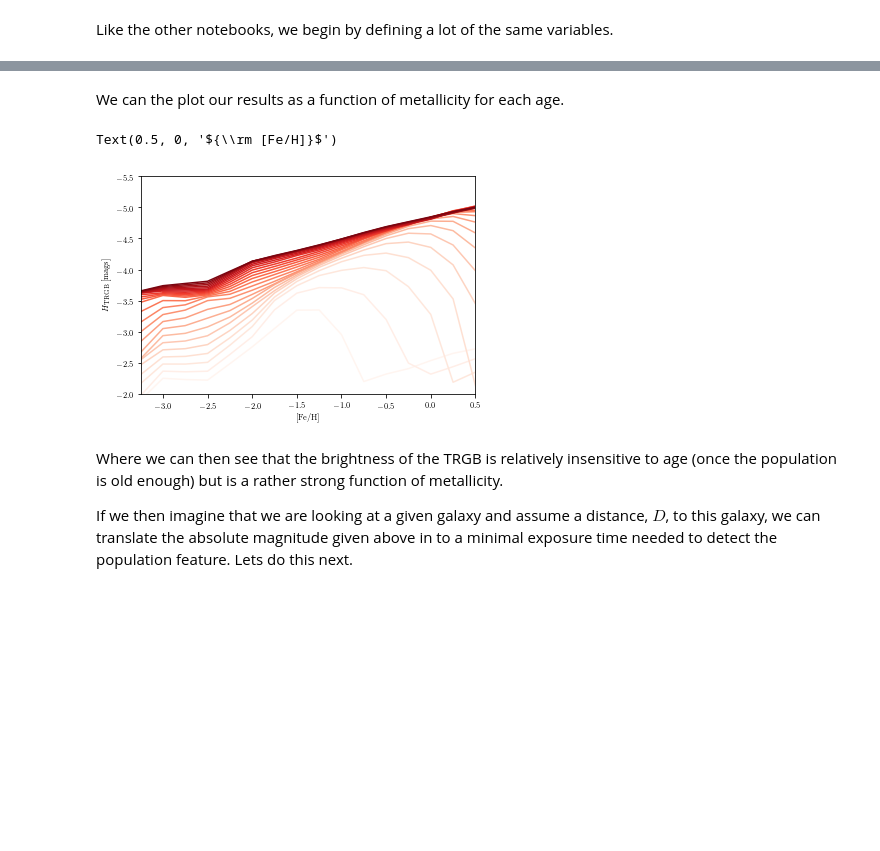
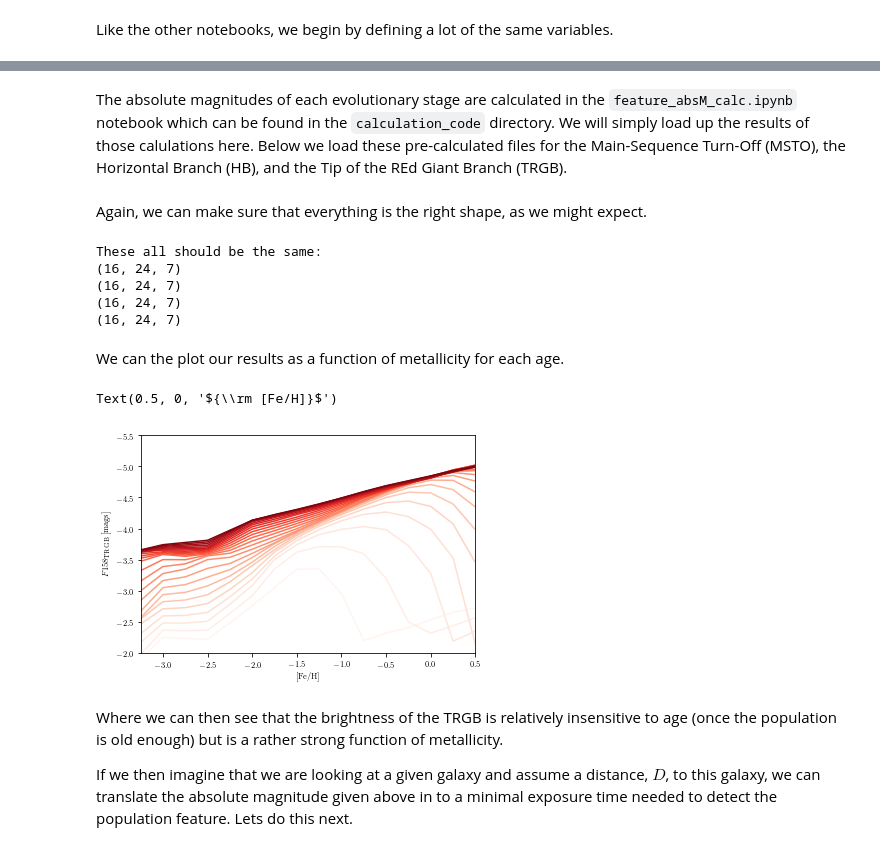
Before and after one commit to ltlancas/walter, a Jupyter notebook: time_to_feature.ipynb, the cells around one changed output, grey strips where cells are left out. Drawn from its saved outputs; the diff is of its cells as text; code cells hidden in the pictures; blank space fills up the shorter version.

Commit message:
Made the time_to_feature work on its own and added code to calculate magnitudes to the calculation_code directory

```diff
--- a/time_to_feature.ipynb
+++ b/time_to_feature.ipynb
@@ -69,18 +36,42 @@ H_trgb = get_absM(metlist,agelist,filter_index_dict["F158/H"],560,580,path_to_is
+# %% [markdown]
+The absolute magnitudes of each evolutionary stage are calculated in the `feature_absM_calc.ipynb` notebook which can be found in the `calculation_code` directory. We will simply load up the results of those calulations here. Below we load these pre-calculated files for the Main-Sequence Turn-Off (MSTO), the Horizontal Branch (HB), and the Tip of the REd Giant Branch (TRGB).
+# %%
+msto_mags = np.load("data/msto_mags.npy")
+hb_mags = np.load("data/hb_mags.npy")
+trgb_mags = np.load("data/trgb_mags.npy")
+# %% [markdown]
+Again, we can make sure that everything is the right shape, as we might expect.
+# %%
+# check that fdet is the correct shape
+print("These all should be the same:")
+print("(%d, %d, %d)"%(nmet,nage,nfilt))
+print(msto_mags.shape)
+print(hb_mags.shape)
+print(trgb_mags.shape)
+# %% [output]
+These all should be the same:
+(16, 24, 7)
+(16, 24, 7)
+(16, 24, 7)
+(16, 24, 7)
 # %% [markdown]
 We can the plot our results as a function of metallicity for each age.
 # %%
+# First choose a filter, let's use F158 which has the index f 5
+kfilt = 5
+
 for j in range(nage):
     # make sure we aren't plotting anything without a TRGB
-    sids = np.where(H_trgb[:,j] >-900)[0]
-    plt.plot(metlist[sids],H_trgb[sids,j],c=plt.cm.Reds((1.*j)/nage))
+    sids = np.where(trgb_mags[:,j,kfilt] >-900)[0]
+    plt.plot(metlist[sids],trgb_mags[sids,j,kfilt],c=plt.cm.Reds((1.*j)/nage))
 
 plt.ylim(-2,-5.5)
 plt.xlim(min(metlist),max(metlist))
-plt.ylabel(r"$H_{\rm TRGB} \, [{\rm mags}]$")
+plt.ylabel(r"$F158_{\rm TRGB} \, [{\rm mags}]$")
 plt.xlabel(r"${\rm [Fe/H]}$")
 # %% [output]
 Text(0.5, 0, '${\\rm [Fe/H]}$')
-[figure, old version]
+[figure, new version]
 # %% [markdown]
 Where we can then see that the brightness of the TRGB is relatively insensitive to age (once the population is old enough) but is a rather strong function of metallicity.
 
```
Also changed, not shown: parts of 11 cells of this notebook, 4 other files.
